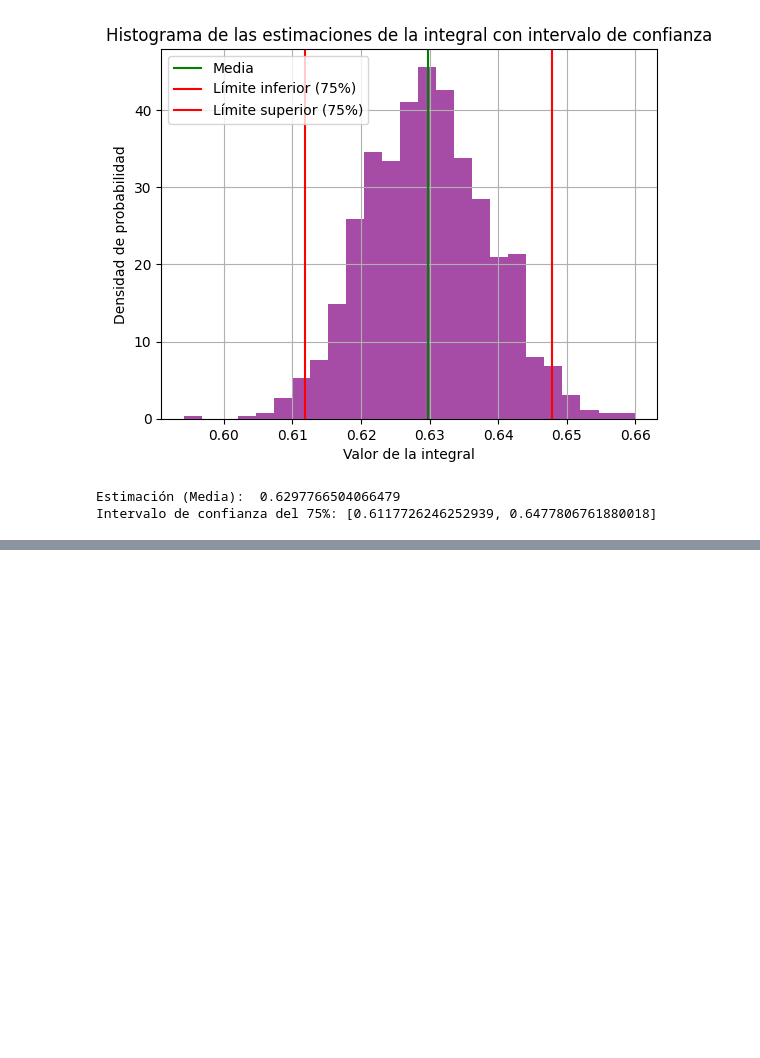
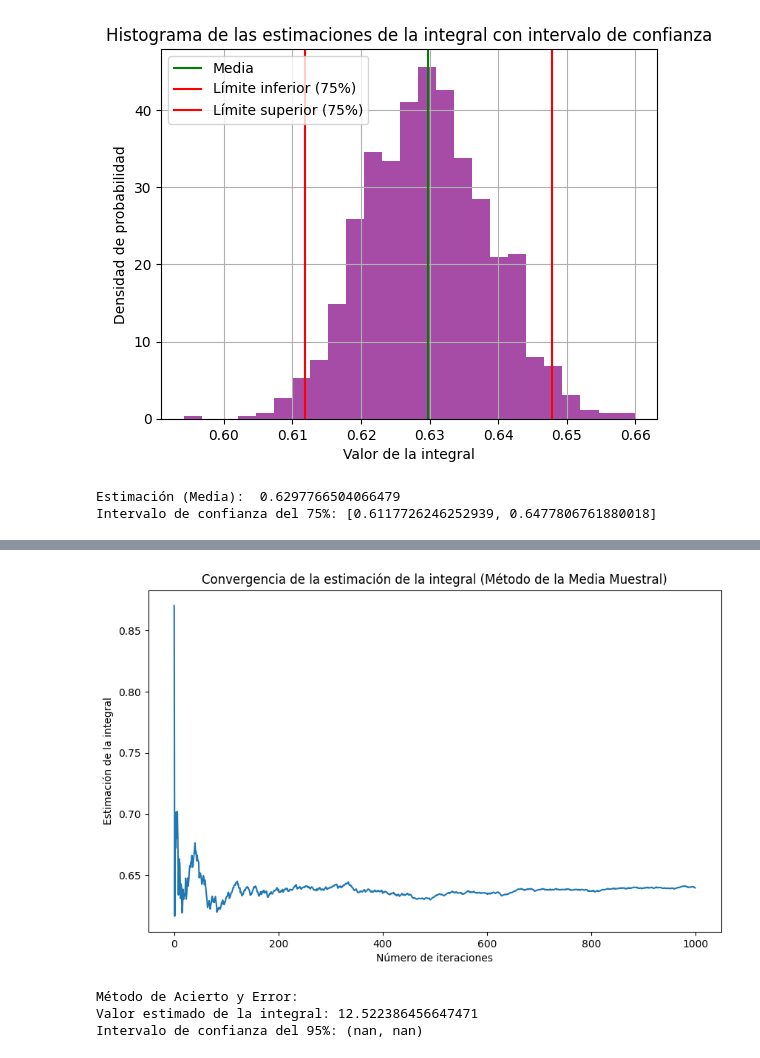
Before and after one commit to 0DianaHernandez/Simulaci-n-I, a Jupyter notebook: Intrgracion_MC.ipynb, the cells around one changed output, grey strips where cells are left out. Drawn from its saved outputs; the diff is of its cells as text; code cells hidden in the pictures; blank space fills up the shorter version.

```diff
--- a/Intrgracion_MC.ipynb
+++ b/Intrgracion_MC.ipynb
@@ -165,0 +187,3 @@ Intervalo de confianza del 75%: [0.6117726246252939, 0.6477806761880018]
+# %%
+# Parámetros
+N = 1000 # Número de puntos de la simulación
@@ -165,0 +219,15 @@ Intervalo de confianza del 75%: [0.6117726246252939, 0.6477806761880018]
+# %%
+# Graficar la convergencia de la estimación de la integral por el método de la media muestral
+suma = []
+for i in range(1, N + 1):
+    I = (1 / i) * sum(f_values[:i])
+    suma.append(I)
+
+plt.figure(figsize=(10, 6))
+plt.plot(suma)
+plt.title("Convergencia de la estimación de la integral (Método de la Media Muestral)")
+plt.xlabel("Número de iteraciones")
+plt.ylabel("Estimación de la integral")
+plt.show()
+# %% [output]
+[figure, added]
@@ -165,0 +238,14 @@ Intervalo de confianza del 75%: [0.6117726246252939, 0.6477806761880018]
+# %%
+integral_acierto_error = (hits / N) * f(1)
+
+# Calcular el intervalo de confianza para el método de acierto y error
+confidence_interval_acierto_error = stats.norm.interval(0.95, loc=integral_acierto_error, scale=np.sqrt((integral_acierto_error * (1 - integral_acierto_error)) / N))
+
+# Mostrar los resultados
+print("\nMétodo de Acierto y Error:")
+print(f"Valor estimado de la integral: {integral_acierto_error}")
+print(f"Intervalo de confianza del 95%: {confidence_interval_acierto_error}")
+# %% [output]
+Método de Acierto y Error:
+Valor estimado de la integral: 12.522386456647471
+Intervalo de confianza del 95%: (nan, nan)
```
Also changed, not shown: parts of 6 cells of this notebook.
